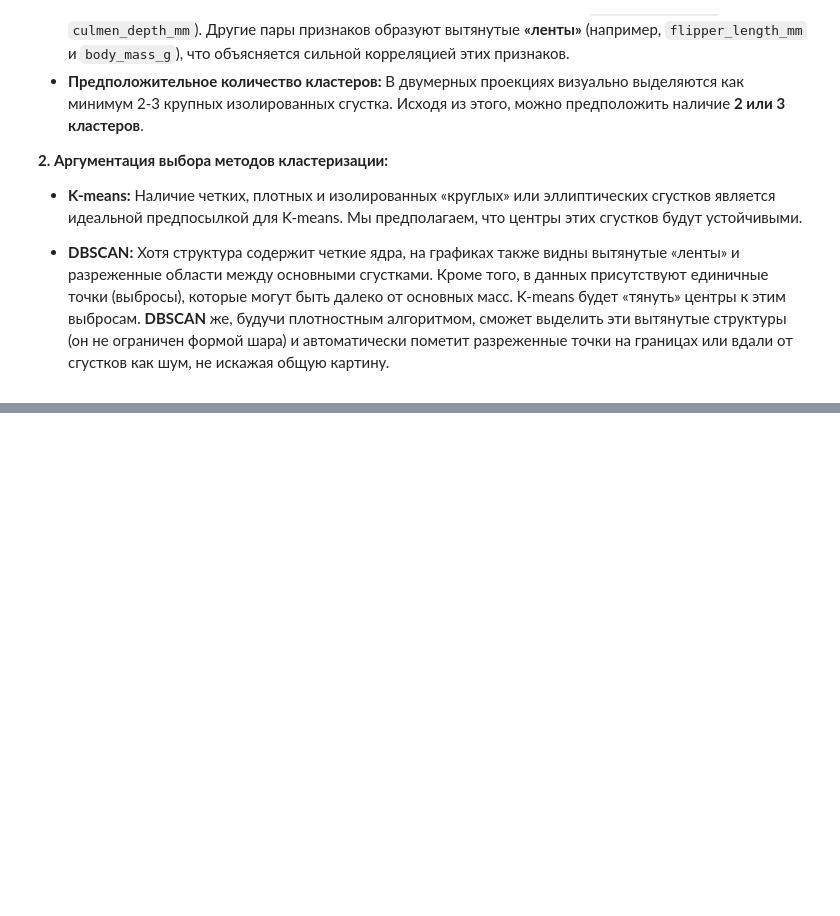
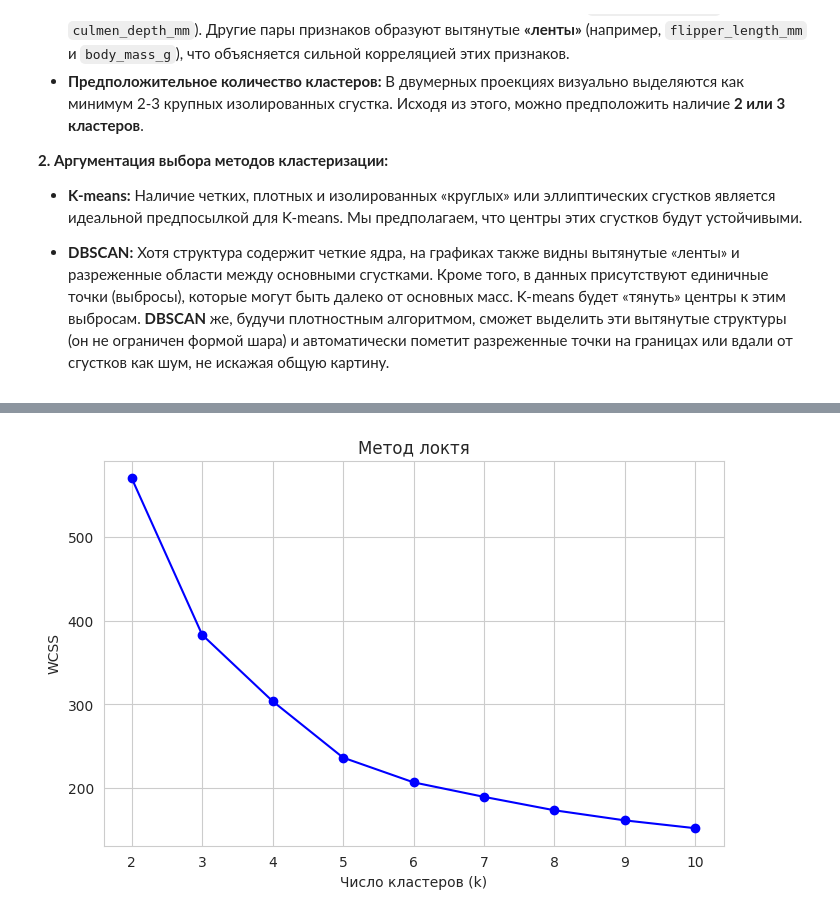
Before and after one commit to Turbonik/AILab1, a Jupyter notebook: Lab3AI.ipynb, the cells around one changed output, grey strips where cells are left out. Cells and saved outputs as stored; diff of their text form; code cells hidden in the pictures; blank space fills up the shorter version.

```diff
--- a/Lab3AI.ipynb
+++ b/Lab3AI.ipynb
@@ -245,0 +236,19 @@ std                1.0              1.0                1.0          1.0
+# %%
+inertia = []
+K_range = range(2, 11)
+
+for k in K_range:
+    kmeans = KMeans(n_clusters=k, init='k-means++', n_init=10, random_state=42)
+    kmeans.fit(X_scaled_df)
+    inertia.append(kmeans.inertia_)
+
+plt.figure(figsize=(8, 5))
+plt.plot(K_range, inertia, marker='o', color='blue')
+plt.title('Метод локтя')
+plt.xlabel('Число кластеров (k)')
+plt.ylabel('WCSS')
+plt.xticks(K_range)
+plt.grid(True)
+plt.show()
+# %% [output]
+[figure, added]
```
Also changed, not shown: parts of 29 cells of this notebook.
